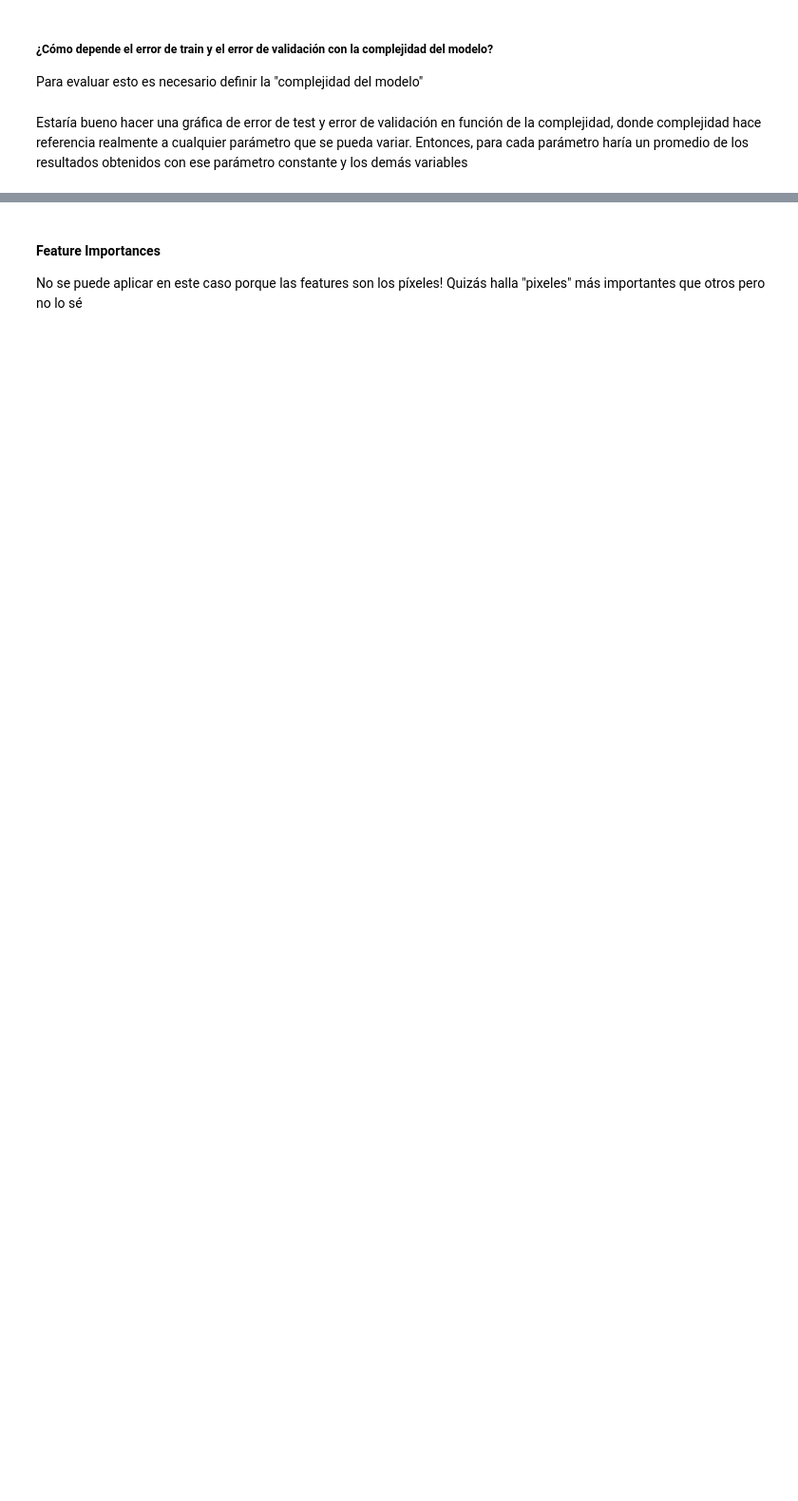
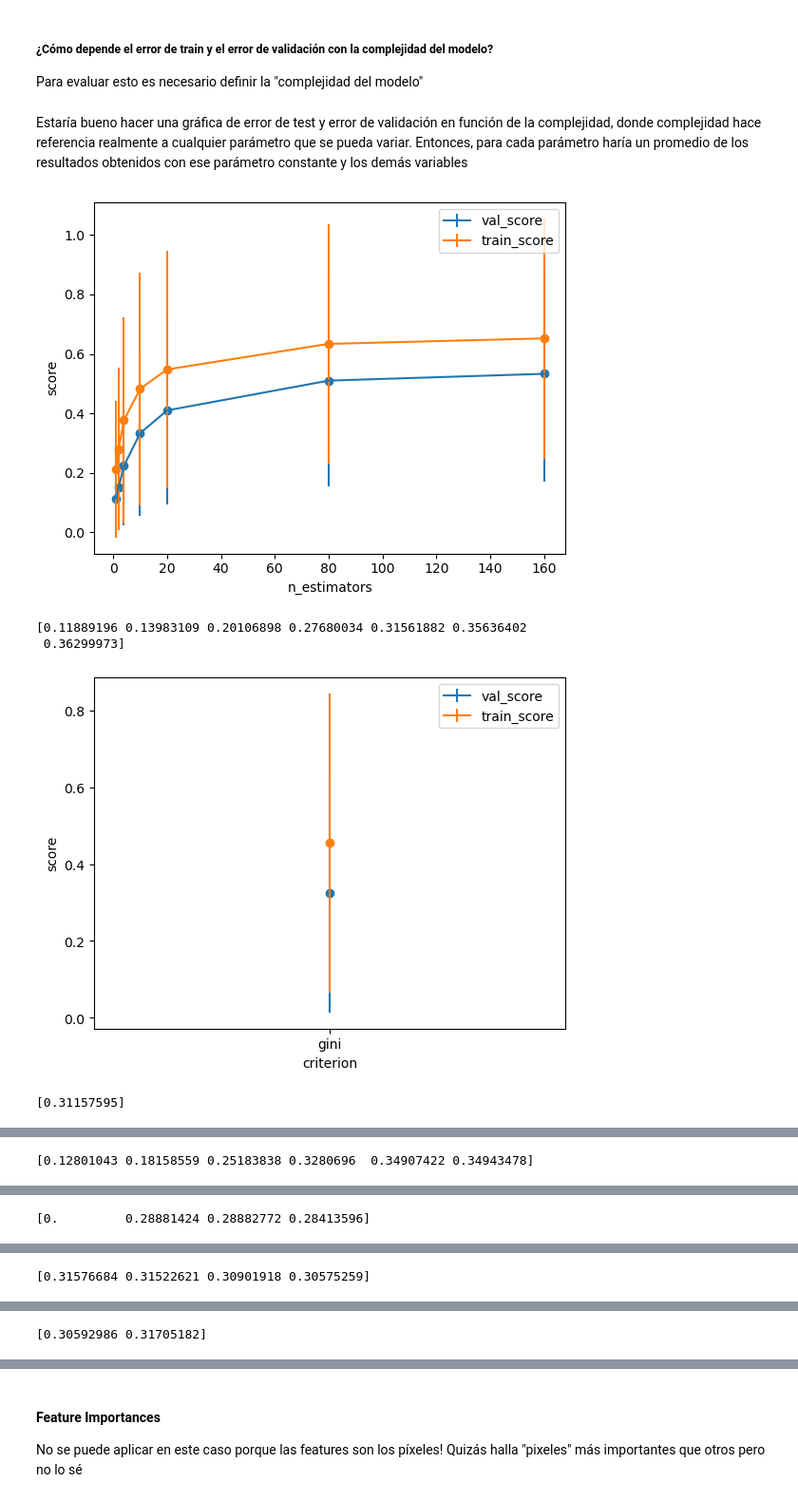
Before and after one commit to Lupama2/MLFundamentals_ejercicios, a Jupyter notebook: Reports/Report 2/Chehade_report2.ipynb, the cells around one changed output, grey strips where cells are left out. Shown at 95% size. Drawn from its saved outputs; the diff is of its cells as text; code cells hidden in the pictures; blank space fills up the shorter version.

```diff
--- a/Reports/Report 2/Chehade_report2.ipynb
+++ b/Reports/Report 2/Chehade_report2.ipynb
@@ -322,3 +1884,73 @@ val_error, train_error, params
 Para evaluar esto es necesario definir la "complejidad del modelo"
 # %% [markdown]
 Estaría bueno hacer una gráfica de error de test y error de validación en función de la complejidad, donde complejidad hace referencia realmente a cualquier parámetro que se pueda variar. Entonces, para cada parámetro haría un promedio de los resultados obtenidos con ese parámetro constante y los demás variables
+# %%
+from math import nan
+
+#Calculo la cantidad de configuraciones consideradas
+n_configs = 0
+for val_score, train_score, params in zip(cvres["mean_test_score"], cvres["mean_train_score"], cvres["params"]):
+    n_configs = n_configs + 1
+
+#key = 'max_depth'
+for key in param_grid[0].keys():
+    x_axis = param_grid[0][key]
+    n_elems = int(n_configs/len(x_axis)) #nro de configuraciones que tienen el mismo valor de key. Es un entero
+    val_axis = np.zeros([len(x_axis),n_elems])
+    val_mean_axis = np.zeros(len(x_axis))
+    val_std_axis = np.zeros(len(x_axis))
+    train_axis = np.zeros([len(x_axis),n_elems])
+    train_mean_axis = np.zeros(len(x_axis))
+    train_std_axis = np.zeros(len(x_axis))
+
+    #Recorro todas las configuraciones de parámetros
+    for val_score, train_score, params in zip(cvres["mean_test_score"], cvres["mean_train_score"], cvres["params"]):
+        #Recorro sobre las posibles configuraciones de key
+        for i in range(len(x_axis)):
+            #Si algún parámetro coincide con determinada configuración de key, lo tengo que considerar
+            if(params[key] == x_axis[i]):
+                #Recorro todos los valores ya guardados para cada configuración. Si alguno no es cero, escribo sobre ese punto y salgo del for.
+                for j in range(n_elems):
+                    if (val_axis[i,j] == 0):
+                        val_axis[i,j] = val_score
+                        break
+                for j in range(n_elems):
+                    if train_axis[i,j] == 0:
+                        train_axis[i,j] = train_score
+                        break
+                #Elimino los nans:
+                for j in range(n_elems):
+                    if np.isnan(val_axis[i,j]):
+                        val_axis[i,j] = 0
+                        break
+                for j in range(n_elems):
+                    if np.isnan(train_axis[i,j]):
+                        train_axis[i,j] = 0
+                        break
+
+
+    #Calculo el promedio y la desviación estándar
+
+    for i in range(len(x_axis)):
+        val_mean_axis[i] = np.mean(val_axis[i,:])
+        val_std_axis[i] = np.std(val_axis[i,:])
+        train_mean_axis[i] = np.mean(train_axis[i,:])
+        train_std_axis[i] = np.std(train_axis[i,:])
+
+
+    plt.errorbar(x_axis, val_mean_axis, val_std_axis, label = 'val_score')
+    plt.scatter(x_axis, val_mean_axis)
+    plt.errorbar(x_axis, train_mean_axis, train_std_axis, label = 'train_score')
+    plt.scatter(x_axis, train_mean_axis)
+    plt.legend()
+    #Ejes
+    plt.xlabel(key)
+    plt.ylabel('score')
+    plt.show()
+    print(val_std_axis)
+# %% [output]
+[figure, added]
+[0.11889196 0.13983109 0.20106898 0.27680034 0.31561882 0.35636402
+ 0.36299973]
+[figure, added]
+[0.31157595]
@@ -324,0 +1958 @@ Estaría bueno hacer una gráfica de error de test y error de validación en fun
+[0.12801043 0.18158559 0.25183838 0.3280696  0.34907422 0.34943478]
@@ -324,0 +1960 @@ Estaría bueno hacer una gráfica de error de test y error de validación en fun
+[0.         0.28881424 0.28882772 0.28413596]
@@ -324,0 +1962 @@ Estaría bueno hacer una gráfica de error de test y error de validación en fun
+[0.31576684 0.31522621 0.30901918 0.30575259]
@@ -324,0 +1964 @@ Estaría bueno hacer una gráfica de error de test y error de validación en fun
+[0.30592986 0.31705182]
```
Also changed, not shown: parts of 62 cells of this notebook, 1 other file.
